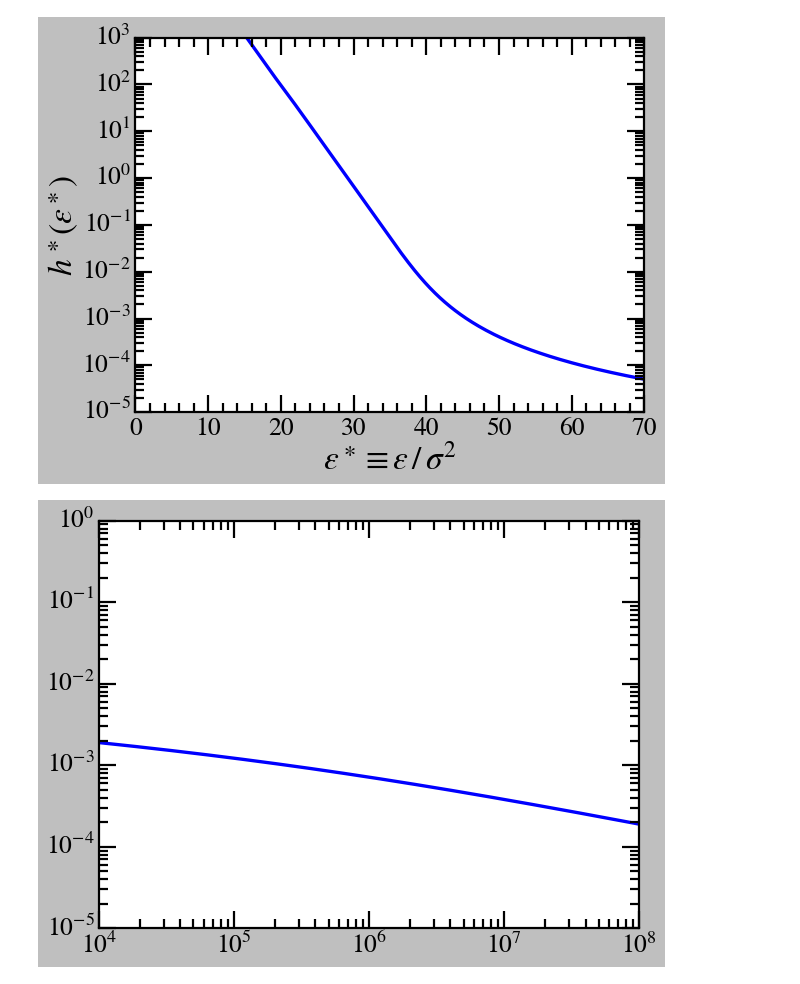
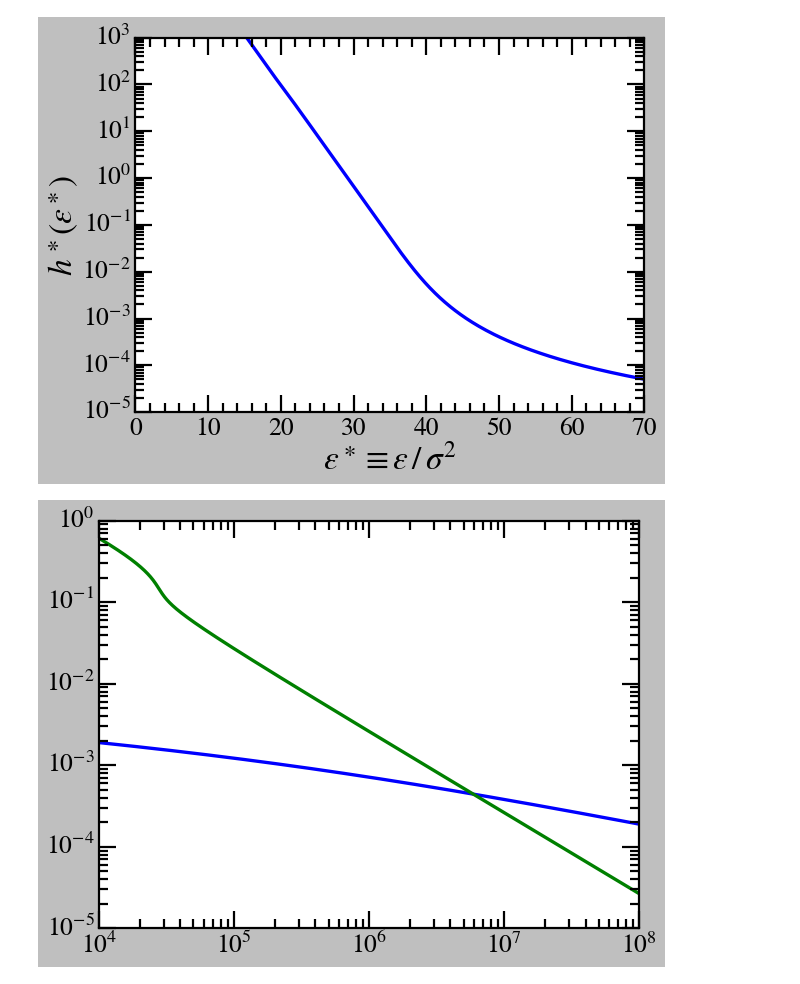
Before and after one commit to vinh-qtran/TidalDisruptionLRD, a Jupyter notebook: nbs/test.ipynb, the cells around one changed output. Drawn from its saved outputs; the diff is of its cells as text; code cells hidden in the pictures.

Commit message:
Begin TDE rate refactoring

```diff
--- a/nbs/test.ipynb
+++ b/nbs/test.ipynb
@@ -102,26 +96,40 @@ plt.show()
 M_bh = np.logspace(4, 8, 1000)
 sigma = 200 * (M_bh / 1.48e8) ** (1 / 4.65)
 
-tdr = tdr_rate.TDRRate(
+tdr_Msigma = tdr_rate.TDRRate(
     eta_ast_bins=isothermal_sphere_lc.reduced_epsilon_bins,
     g_ast_bins=isothermal_sphere_lc.reduced_g_epsilon_bins,
     h_ast_bins=isothermal_sphere_lc.reduced_h_epsilon_bins,
     Jc_sqr_ast_bins=isothermal_sphere_lc.reduced_Jc_sqr_bins,
+    # P_ast_bins=isothermal_sphere_lc.reduced_P_bins,
     M_bh=M_bh,
     sigma=sigma,
     m_s=1,
     r_s=1,
 )
+
+tdr_const_sigma = tdr_rate.TDRRate(
+    eta_ast_bins=isothermal_sphere_lc.reduced_epsilon_bins,
+    g_ast_bins=isothermal_sphere_lc.reduced_g_epsilon_bins,
+    h_ast_bins=isothermal_sphere_lc.reduced_h_epsilon_bins,
+    Jc_sqr_ast_bins=isothermal_sphere_lc.reduced_Jc_sqr_bins,
+    # P_ast_bins=isothermal_sphere_lc.reduced_P_bins,
+    M_bh=M_bh,
+    sigma=100,
+    m_s=1,
+    r_s=1,
+)
 # %%
-plt.plot(tdr.M_bh, tdr.N_rate)
+plt.plot(tdr_Msigma.M_bh, tdr_Msigma.N_rate)
+plt.plot(tdr_const_sigma.M_bh, tdr_const_sigma.N_rate)
 
 plt.xscale("log")
 plt.yscale("log")
 
 plt.xlim(1e4, 1e8)
 plt.ylim(1e-5, 1e0)
 
 plt.tight_layout()
 plt.show()
 # %% [output]
-[figure, old version]
+[figure, new version]
```
Also changed, not shown: parts of 1 cell of this notebook, 3 other files.
